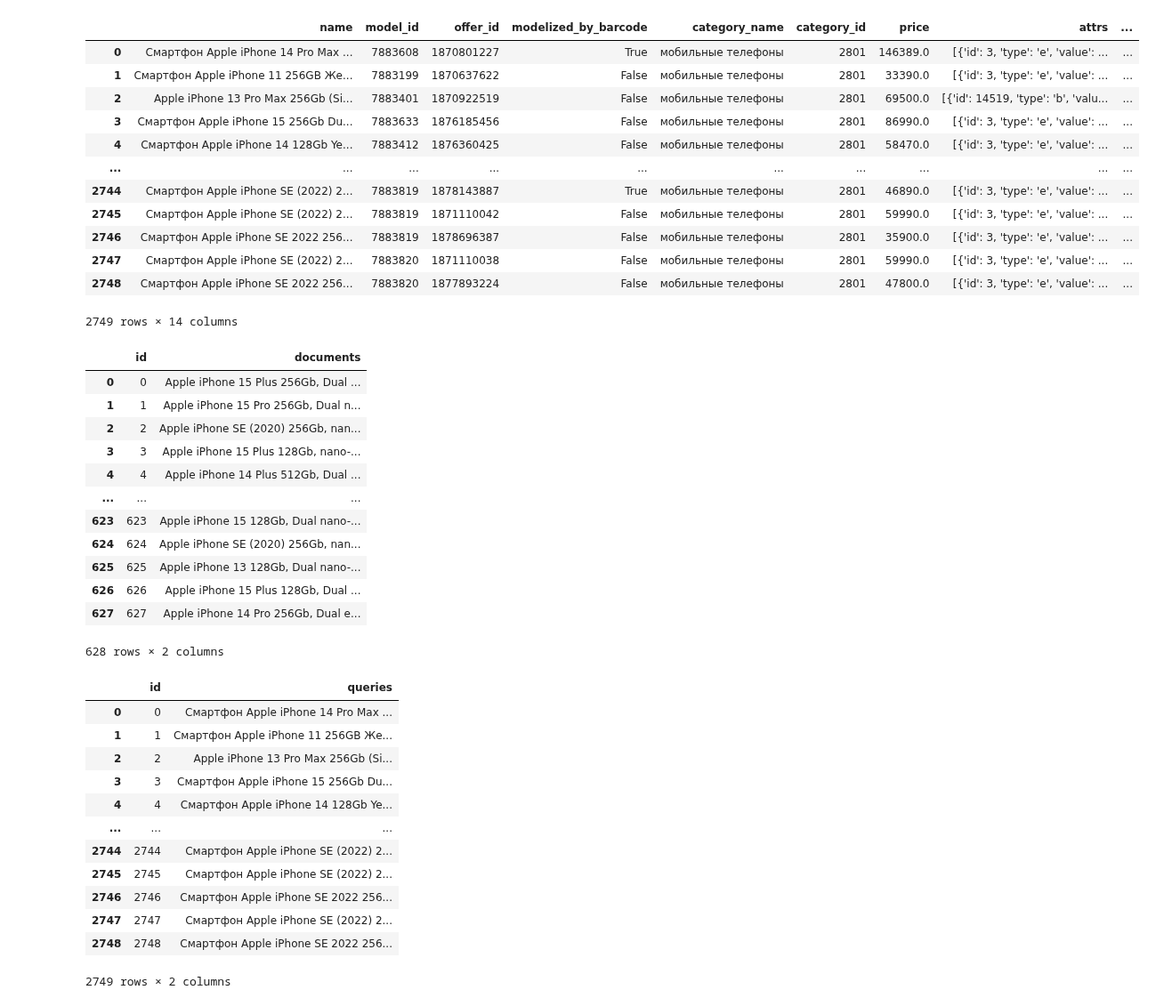
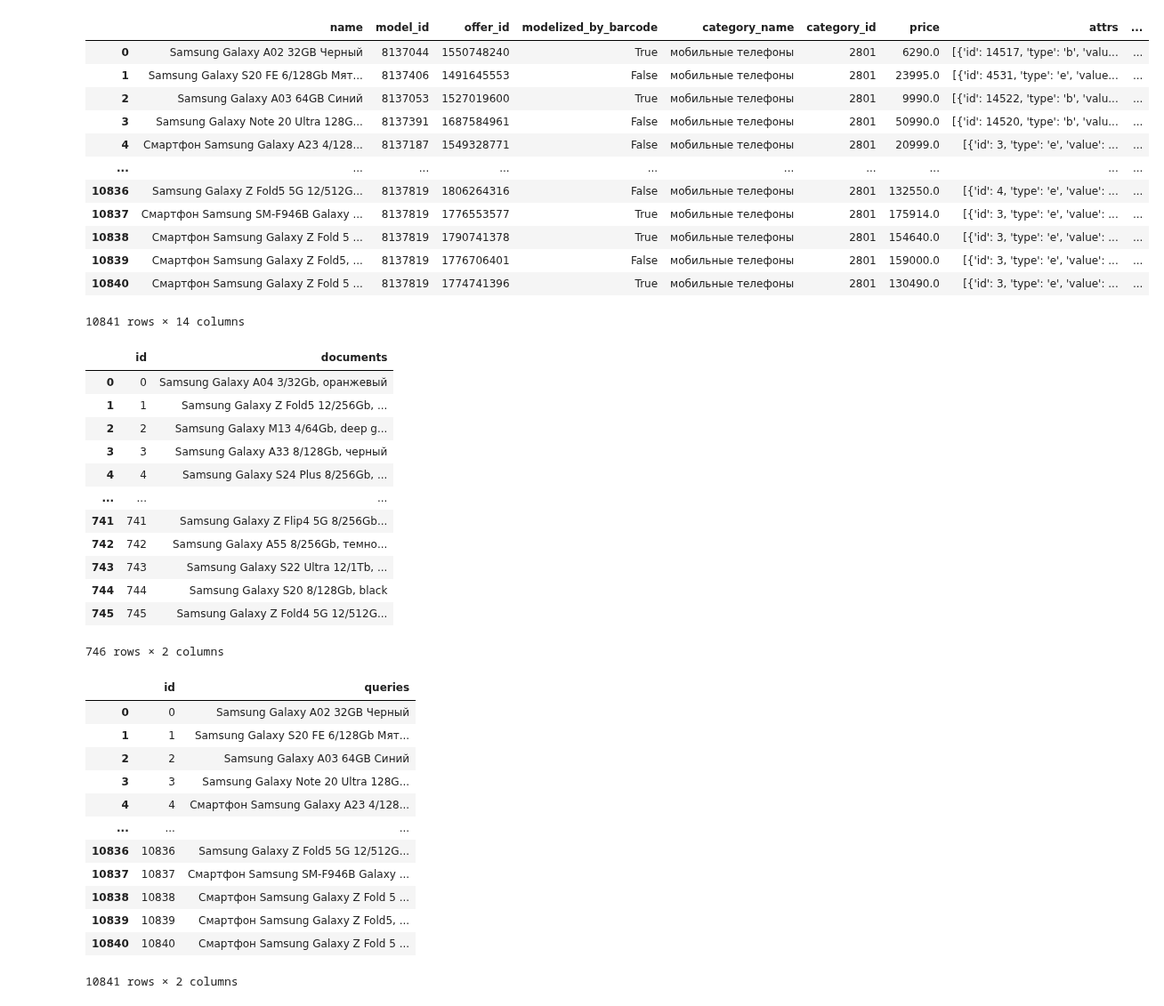
Before and after one commit to IgorSondors/ColBERT, a Jupyter notebook: DATASET/DATASET_train.ipynb, the cells around one changed output. Shown at 89% size. Drawn from its saved outputs; the diff is of its cells as text; code cells hidden in the pictures.

```diff
--- a/DATASET/DATASET_train.ipynb
+++ b/DATASET/DATASET_train.ipynb
@@ -1,26 +1,26 @@
 # %%
 import pandas as pd
 import random
 
-scr_pth = "/home/sondors/Documents/price/BERT_data/data/10-04-2024_Timofey/2801_Apple_triplets_offer_model_train.csv"
-dst_fld = "/home/sondors/Documents/price/ColBERT_data/2801/train"
-dst_name = "2801_Apple"
+scr_pth = "/home/sondors/Documents/price/BERT_data/data/14-06-2024_2801_Samsung_split/offers_Samsung/2801_Samsung_triplets_offer_model_train.csv"
+dst_fld = "/home/sondors/Documents/price/ColBERT_data/2801/14-06-2024/train"
+dst_name = "2801_Samsung"
 df_triplets = pd.read_csv(scr_pth, sep=";")
 df_triplets
 # %% [output]
 |  | name | model_id | offer_id | modelized_by_barcode | category_name | category_id | price | attrs | ... |
-| 0 | Смартфон Apple iPhone 14 Pro Max ... | 7883608 | 1870801227 | True | мобильные телефоны | 2801 | 146389.0 | [{'id': 3, 'type': 'e', 'value': ... | ... |
-| 1 | Смартфон Apple iPhone 11 256GB Же... | 7883199 | 1870637622 | False | мобильные телефоны | 2801 | 33390.0 | [{'id': 3, 'type': 'e', 'value': ... | ... |
-| 2 | Apple iPhone 13 Pro Max 256Gb (Si... | 7883401 | 1870922519 | False | мобильные телефоны | 2801 | 69500.0 | [{'id': 14519, 'type': 'b', 'valu... | ... |
-| 3 | Смартфон Apple iPhone 15 256Gb Du... | 7883633 | 1876185456 | False | мобильные телефоны | 2801 | 86990.0 | [{'id': 3, 'type': 'e', 'value': ... | ... |
-| 4 | Смартфон Apple iPhone 14 128Gb Ye... | 7883412 | 1876360425 | False | мобильные телефоны | 2801 | 58470.0 | [{'id': 3, 'type': 'e', 'value': ... | ... |
+| 0 | Samsung Galaxy A02 32GB Черный | 8137044 | 1550748240 | True | мобильные телефоны | 2801 | 6290.0 | [{'id': 14517, 'type': 'b', 'valu... | ... |
+| 1 | Samsung Galaxy S20 FE 6/128Gb Мят... | 8137406 | 1491645553 | False | мобильные телефоны | 2801 | 23995.0 | [{'id': 4531, 'type': 'e', 'value... | ... |
+| 2 | Samsung Galaxy A03 64GB Синий | 8137053 | 1527019600 | True | мобильные телефоны | 2801 | 9990.0 | [{'id': 14522, 'type': 'b', 'valu... | ... |
+| 3 | Samsung Galaxy Note 20 Ultra 128G... | 8137391 | 1687584961 | False | мобильные телефоны | 2801 | 50990.0 | [{'id': 14520, 'type': 'b', 'valu... | ... |
+| 4 | Смартфон Samsung Galaxy A23 4/128... | 8137187 | 1549328771 | False | мобильные телефоны | 2801 | 20999.0 | [{'id': 3, 'type': 'e', 'value': ... | ... |
 | ... | ... | ... | ... | ... | ... | ... | ... | ... | ... |
-| 2744 | Смартфон Apple iPhone SE (2022) 2... | 7883819 | 1878143887 | True | мобильные телефоны | 2801 | 46890.0 | [{'id': 3, 'type': 'e', 'value': ... | ... |
-| 2745 | Смартфон Apple iPhone SE (2022) 2... | 7883819 | 1871110042 | False | мобильные телефоны | 2801 | 59990.0 | [{'id': 3, 'type': 'e', 'value': ... | ... |
-| 2746 | Смартфон Apple iPhone SE 2022 256... | 7883819 | 1878696387 | False | мобильные телефоны | 2801 | 35900.0 | [{'id': 3, 'type': 'e', 'value': ... | ... |
-| 2747 | Смартфон Apple iPhone SE (2022) 2... | 7883820 | 1871110038 | False | мобильные телефоны | 2801 | 59990.0 | [{'id': 3, 'type': 'e', 'value': ... | ... |
-| 2748 | Смартфон Apple iPhone SE 2022 256... | 7883820 | 1877893224 | False | мобильные телефоны | 2801 | 47800.0 | [{'id': 3, 'type': 'e', 'value': ... | ... |
+| 10836 | Samsung Galaxy Z Fold5 5G 12/512G... | 8137819 | 1806264316 | False | мобильные телефоны | 2801 | 132550.0 | [{'id': 4, 'type': 'e', 'value': ... | ... |
+| 10837 | Смартфон Samsung SM-F946B Galaxy ... | 8137819 | 1776553577 | True | мобильные телефоны | 2801 | 175914.0 | [{'id': 3, 'type': 'e', 'value': ... | ... |
+| 10838 | Смартфон Samsung Galaxy Z Fold 5 ... | 8137819 | 1790741378 | True | мобильные телефоны | 2801 | 154640.0 | [{'id': 3, 'type': 'e', 'value': ... | ... |
+| 10839 | Смартфон Samsung Galaxy Z Fold5, ... | 8137819 | 1776706401 | False | мобильные телефоны | 2801 | 159000.0 | [{'id': 3, 'type': 'e', 'value': ... | ... |
+| 10840 | Смартфон Samsung Galaxy Z Fold 5 ... | 8137819 | 1774741396 | True | мобильные телефоны | 2801 | 130490.0 | [{'id': 3, 'type': 'e', 'value': ... | ... |
-2749 rows × 14 columns
+10841 rows × 14 columns
 # %%
 # imya_kategorii = "чехлы, обложки для гаджетов (телефонов, планшетов etc)"
 # imya_kategorii2 = "кухонные мойки"
@@ -56,18 +56,18 @@ documents_train.to_csv(f'{dst_fld}/documents_train_{dst_name}.tsv', sep='\t', he
 documents_train
 # %% [output]
 |  | id | documents |
-| 0 | 0 | Apple iPhone 15 Plus 256Gb, Dual ... |
-| 1 | 1 | Apple iPhone 15 Pro 256Gb, Dual n... |
-| 2 | 2 | Apple iPhone SE (2020) 256Gb, nan... |
-| 3 | 3 | Apple iPhone 15 Plus 128Gb, nano-... |
-| 4 | 4 | Apple iPhone 14 Plus 512Gb, Dual ... |
+| 0 | 0 | Samsung Galaxy A04 3/32Gb, оранжевый |
+| 1 | 1 | Samsung Galaxy Z Fold5 12/256Gb, ... |
+| 2 | 2 | Samsung Galaxy M13 4/64Gb, deep g... |
+| 3 | 3 | Samsung Galaxy A33 8/128Gb, черный |
+| 4 | 4 | Samsung Galaxy S24 Plus 8/256Gb, ... |
 | ... | ... | ... |
-| 623 | 623 | Apple iPhone 15 128Gb, Dual nano-... |
-| 624 | 624 | Apple iPhone SE (2020) 256Gb, nan... |
-| 625 | 625 | Apple iPhone 13 128Gb, Dual nano-... |
-| 626 | 626 | Apple iPhone 15 Plus 128Gb, Dual ... |
-| 627 | 627 | Apple iPhone 14 Pro 256Gb, Dual e... |
+| 741 | 741 | Samsung Galaxy Z Flip4 5G 8/256Gb... |
+| 742 | 742 | Samsung Galaxy A55 8/256Gb, темно... |
+| 743 | 743 | Samsung Galaxy S22 Ultra 12/1Tb, ... |
+| 744 | 744 | Samsung Galaxy S20 8/128Gb, black |
+| 745 | 745 | Samsung Galaxy Z Fold4 5G 12/512G... |
-628 rows × 2 columns
+746 rows × 2 columns
 # %%
 """
 The file queries.tsv contains the queries and has the following format:
@@ -92,18 +92,18 @@ queries_train.to_csv(f'{dst_fld}/queries_train_{dst_name}.tsv', sep='\t', header
 queries_train
 # %% [output]
 |  | id | queries |
-| 0 | 0 | Смартфон Apple iPhone 14 Pro Max ... |
-| 1 | 1 | Смартфон Apple iPhone 11 256GB Же... |
-| 2 | 2 | Apple iPhone 13 Pro Max 256Gb (Si... |
-| 3 | 3 | Смартфон Apple iPhone 15 256Gb Du... |
-| 4 | 4 | Смартфон Apple iPhone 14 128Gb Ye... |
+| 0 | 0 | Samsung Galaxy A02 32GB Черный |
+| 1 | 1 | Samsung Galaxy S20 FE 6/128Gb Мят... |
+| 2 | 2 | Samsung Galaxy A03 64GB Синий |
+| 3 | 3 | Samsung Galaxy Note 20 Ultra 128G... |
+| 4 | 4 | Смартфон Samsung Galaxy A23 4/128... |
 | ... | ... | ... |
-| 2744 | 2744 | Смартфон Apple iPhone SE (2022) 2... |
-| 2745 | 2745 | Смартфон Apple iPhone SE (2022) 2... |
-| 2746 | 2746 | Смартфон Apple iPhone SE 2022 256... |
-| 2747 | 2747 | Смартфон Apple iPhone SE (2022) 2... |
-| 2748 | 2748 | Смартфон Apple iPhone SE 2022 256... |
+| 10836 | 10836 | Samsung Galaxy Z Fold5 5G 12/512G... |
+| 10837 | 10837 | Смартфон Samsung SM-F946B Galaxy ... |
+| 10838 | 10838 | Смартфон Samsung Galaxy Z Fold 5 ... |
+| 10839 | 10839 | Смартфон Samsung Galaxy Z Fold5, ... |
+| 10840 | 10840 | Смартфон Samsung Galaxy Z Fold 5 ... |
-2749 rows × 2 columns
+10841 rows × 2 columns
 # %%
 queries
 # %% [output]
```
Also changed, not shown: parts of 3 cells of this notebook, 5 other files.
